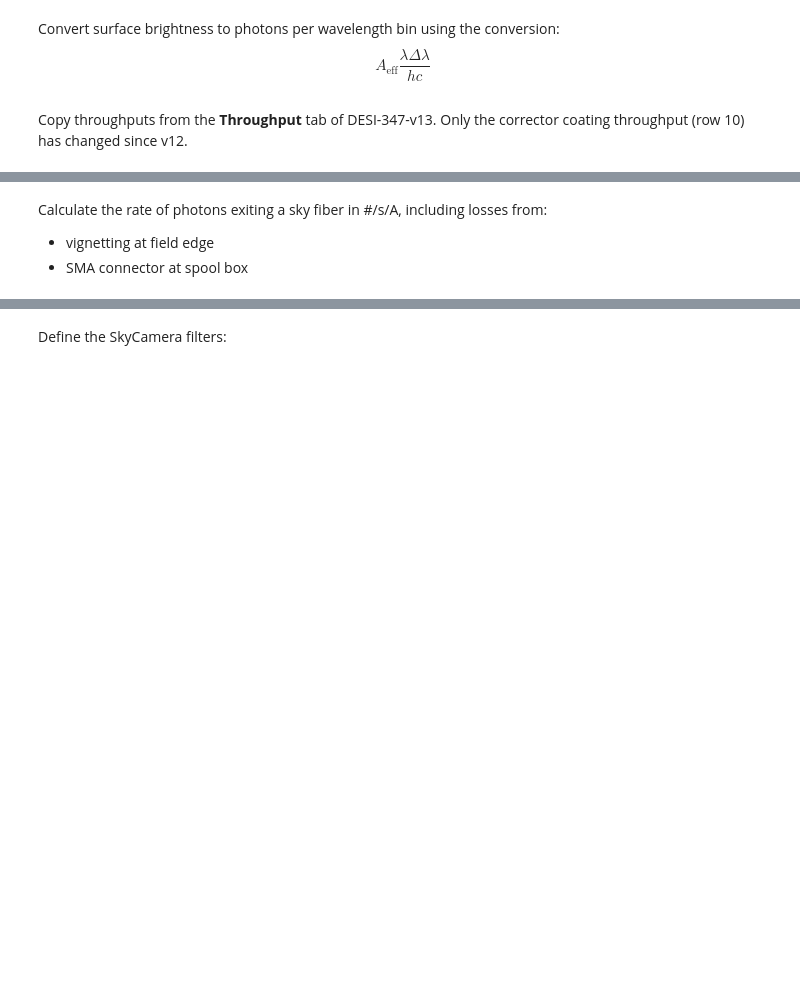
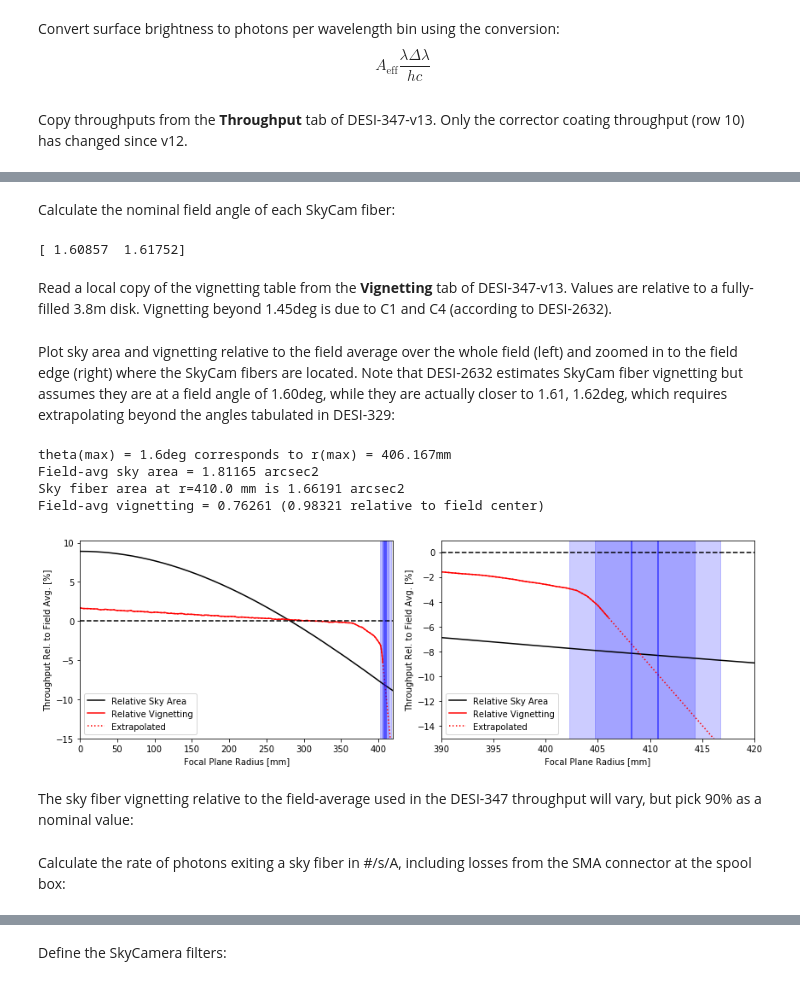
Before and after one commit to desihub/desietcproto, a Jupyter notebook: doc/nb/Sky Camera.ipynb, the cells around one changed output, grey strips where cells are left out. Saved outputs shown, nothing was run; the diff lists cells and outputs as text; code cells hidden in the pictures; blank space fills up the shorter version.

```diff
--- a/doc/nb/Sky Camera.ipynb
+++ b/doc/nb/Sky Camera.ipynb
@@ -385,0 +334,13 @@ print(np.round(100 * vignette_factor, 1))
+# %%
+t_platescale = astropy.table.Table.read('Echo22Platescale.txt', format='ascii')
+for old, new in zip(t_platescale.colnames, ('Radius', 'Theta', 'MF/#', 'SF/#', 'MFL', 'SFL', 'MPS', 'SPS',)):
+    t_platescale.rename_column(old, new)
+# %% [markdown]
+Calculate the nominal field angle of each SkyCam fiber:
+# %%
+th_skyfibers = np.interp(r_skyfibers, t_platescale['Radius'], t_platescale['Theta'])
+print(np.round(th_skyfibers, 5))
+# %% [output]
+[ 1.60857  1.61752]
+# %% [markdown]
+Read a local copy of the vignetting table from the **Vignetting** tab of DESI-347-v13. Values are relative to a fully-filled 3.8m disk. Vignetting beyond 1.45deg is due to C1 and C4 (according to DESI-2632).
@@ -385,0 +349,58 @@ print(np.round(100 * vignette_factor, 1))
+# %% [markdown]
+Plot sky area and vignetting relative to the field average over the whole field (left) and zoomed in to the field edge (right) where the SkyCam fibers are located.  Note that DESI-2632 estimates SkyCam fiber vignetting but assumes they are at a field angle of 1.60deg, while they are actually closer to 1.61, 1.62deg, which requires extrapolating beyond the angles tabulated in DESI-329:
+# %%
+def plot_echo22(patrol_radius=6, theta_max=1.601, r_nom=410, save=None):
+    r_max = np.interp(theta_max, t_platescale['Theta'], t_platescale['Radius'])
+    print('theta(max) = {:.1f}deg corresponds to r(max) = {:.3f}mm'.format(theta_max, r_max))
+    r = t_platescale['Radius'].data
+    area = 0.25 * np.pi * fiber_diam ** 2 / (t_platescale['MPS'] * u.um / u.arcsec) / (t_platescale['SPS'] * u.um / u.arcsec)
+    # Calculate field-averaged area.
+    wgt = t_platescale['Theta'].data.copy()
+    wgt[wgt > theta_max] = 0.
+    wsum = wgt.sum()
+    area_avg = np.sum(wgt * area.to(u.arcsec ** 2).value) / wsum
+    print('Field-avg sky area = {:.5f} arcsec2'.format(area_avg))
+    fiber_sky_area = np.interp(r_nom, r, area)
+    print('Sky fiber area at r={:.1f} mm is {:.5f} arcsec2'.format(r_nom, fiber_sky_area))
+    # Interpolate vignetting to platescale grid and extrapolate beyond 1.6deg.
+    vign_interp = scipy.interpolate.interp1d(
+        t_vignette['Field'], t_vignette['Fraction'], kind=1, fill_value='extrapolate', assume_sorted=True)
+    vign_frac = vign_interp(t_platescale['Theta'].data)
+    # Calculate field-avg vignetting.
+    vign_avg = np.sum(wgt * vign_frac) / wsum
+    print('Field-avg vignetting = {:.5f} ({:.5f} relative to field center)'.format(vign_avg, vign_avg / vign_frac[0]))
+
+    area_rel = 100 * (area.to(u.arcsec ** 2).value - area_avg) / area_avg
+    vign_rel = 100 * (vign_frac - vign_avg) / vign_avg
+
+    fig, axes = plt.subplots(1, 2, figsize=(12, 4))
+    for i in range(2):
+        ax = axes[i]
+        r_min = 390 if i else 0
+        sel = r >= r_min
+        ax.plot(r[sel], area_rel[sel], 'k-', label='Relative Sky Area')
+        ax.plot(r[sel & (r <= r_max)], vign_rel[sel & (r <= r_max)], 'r-', label='Relative Vignetting')
+        ax.plot(r[sel], vign_rel[sel], 'r:', label='Extrapolated')
+        ax.axhline(0, c='k', ls='--')
+        ax.legend(loc='lower left')
+        for j in range(2):
+            ax.axvline(r_skyfibers[j], ls='-', c='b', lw=2, alpha=0.5)
+            ax.axvspan(r_skyfibers[j] - patrol_radius, r_skyfibers[j] + patrol_radius, color='b', alpha=0.2)
+        ax.set_xlabel('Focal Plane Radius [mm]')
+        ax.set_ylabel('Throughput Rel. to Field Avg. [%]')
+        ax.set_xlim(r_min, 420)
+        ax.set_ylim(-15, None)
+    plt.tight_layout()
+    if save:
+        plt.savefig(save)
+    return fiber_sky_area * u.arcsec ** 2
+
+fiber_sky_area = plot_echo22(save='echo22.png')
+# %% [output]
+theta(max) = 1.6deg corresponds to r(max) = 406.167mm
+Field-avg sky area = 1.81165 arcsec2
+Sky fiber area at r=410.0 mm is 1.66191 arcsec2
+Field-avg vignetting = 0.76261 (0.98321 relative to field center)
+[figure, added]
+# %% [markdown]
+The sky fiber vignetting relative to the field-average used in the DESI-347 throughput will vary, but pick 90% as a nominal value:
@@ -386,4 +409,2 @@ print(np.round(100 * vignette_factor, 1))
 # %% [markdown]
-Calculate the rate of photons exiting a sky fiber in #/s/A, including losses from:
- - vignetting at field edge
- - SMA connector at spool box
+Calculate the rate of photons exiting a sky fiber in #/s/A, including losses from the SMA connector at the spool box:
```
Also changed, not shown: parts of 37 cells of this notebook, 11 other files.
